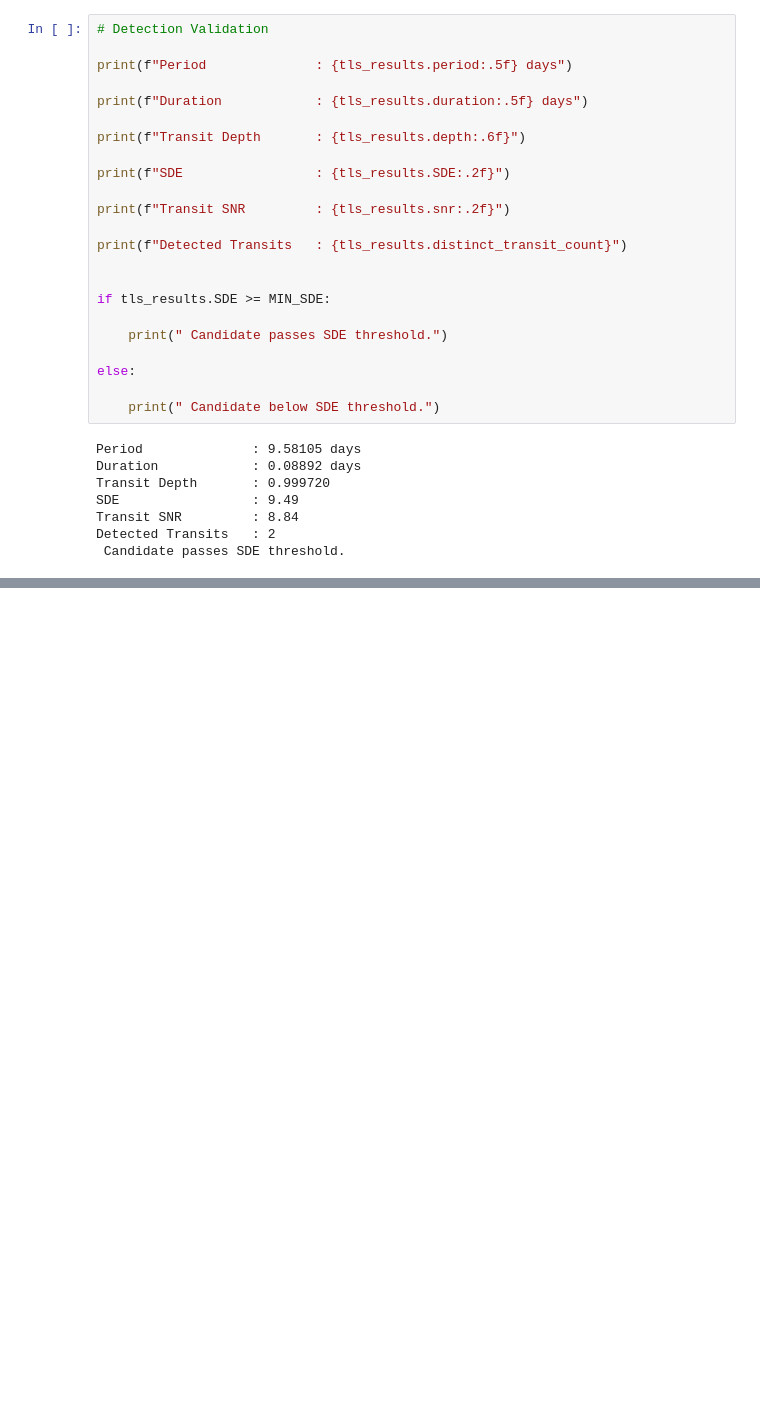
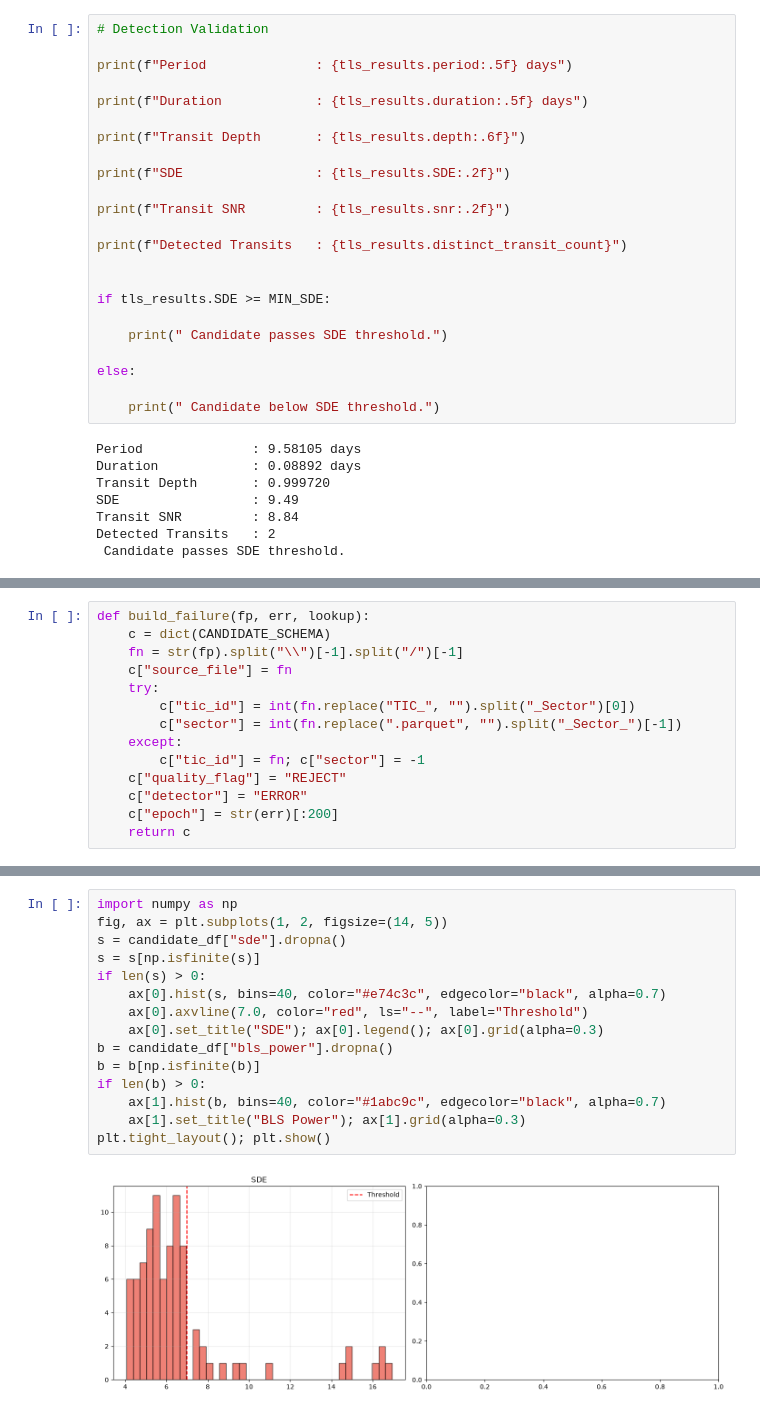
Before and after one commit to prinshu756/Exoplanet-detection, a Jupyter notebook: notebooks/04_Transit_Detection&Candidate_Detetion.ipynb, the cells around one changed output, grey strips where cells are left out. Drawn from its saved outputs; the diff is of its cells as text; blank space fills up the shorter version.

```diff
--- a/notebooks/04_Transit_Detection&Candidate_Detetion.ipynb
+++ b/notebooks/04_Transit_Detection&Candidate_Detetion.ipynb
@@ -463,0 +626,14 @@ Detected Transits   : 2
+# %%
+def build_failure(fp, err, lookup):
+    c = dict(CANDIDATE_SCHEMA)
+    fn = str(fp).split("\\")[-1].split("/")[-1]
+    c["source_file"] = fn
+    try:
+        c["tic_id"] = int(fn.replace("TIC_", "").split("_Sector")[0])
+        c["sector"] = int(fn.replace(".parquet", "").split("_Sector_")[-1])
+    except:
+        c["tic_id"] = fn; c["sector"] = -1
+    c["quality_flag"] = "REJECT"
+    c["detector"] = "ERROR"
+    c["epoch"] = str(err)[:200]
+    return c
@@ -463,0 +814,17 @@ Detected Transits   : 2
+# %%
+import numpy as np
+fig, ax = plt.subplots(1, 2, figsize=(14, 5))
+s = candidate_df["sde"].dropna()
+s = s[np.isfinite(s)]
+if len(s) > 0:
+    ax[0].hist(s, bins=40, color="#e74c3c", edgecolor="black", alpha=0.7)
+    ax[0].axvline(7.0, color="red", ls="--", label="Threshold")
+    ax[0].set_title("SDE"); ax[0].legend(); ax[0].grid(alpha=0.3)
+b = candidate_df["bls_power"].dropna()
+b = b[np.isfinite(b)]
+if len(b) > 0:
+    ax[1].hist(b, bins=40, color="#1abc9c", edgecolor="black", alpha=0.7)
+    ax[1].set_title("BLS Power"); ax[1].grid(alpha=0.3)
+plt.tight_layout(); plt.show()
+# %% [output]
+[figure, added]
```
Also changed, not shown: parts of 27 cells of this notebook, 3 other files.
